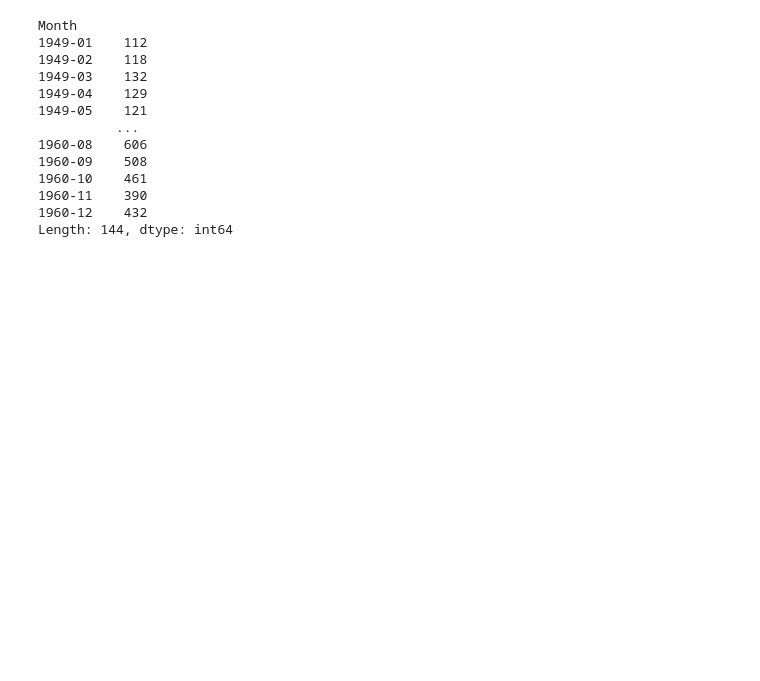
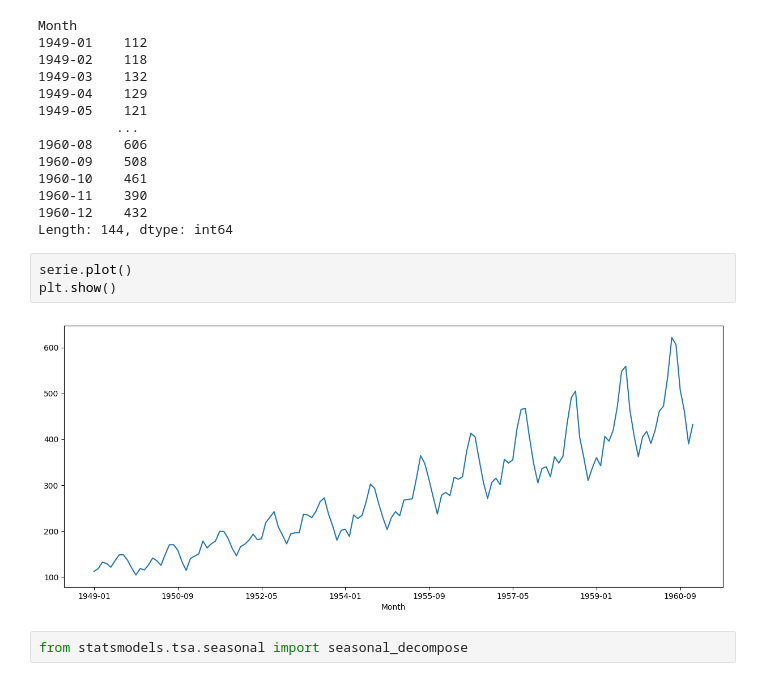
Before and after one commit to uniesecruz/Series_Temporais, a Jupyter notebook: Transformacao_e_diferenciacao.ipynb, the cells around one changed output. Saved outputs shown, nothing was run; the diff lists cells and outputs as text; blank space fills up the shorter version.

```diff
--- a/Transformacao_e_diferenciacao.ipynb
+++ b/Transformacao_e_diferenciacao.ipynb
@@ -47,3 +47,10 @@ Month
 1960-11    390
 1960-12    432
 Length: 144, dtype: int64
+# %%
+serie.plot()
+plt.show()
+# %% [output]
+[figure, added]
+# %%
+from statsmodels.tsa.seasonal import seasonal_decompose
```
Also changed, not shown: parts of 32 cells of this notebook.
